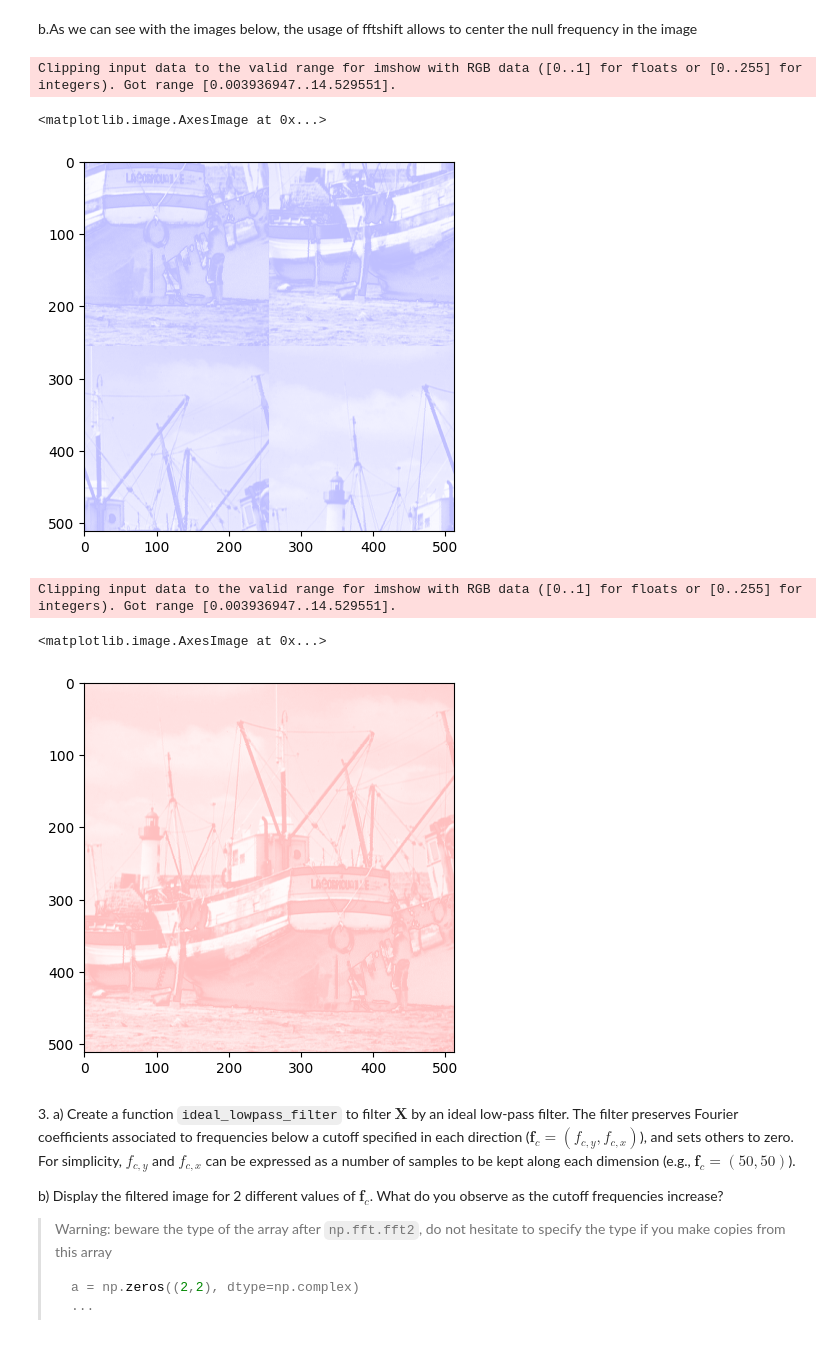
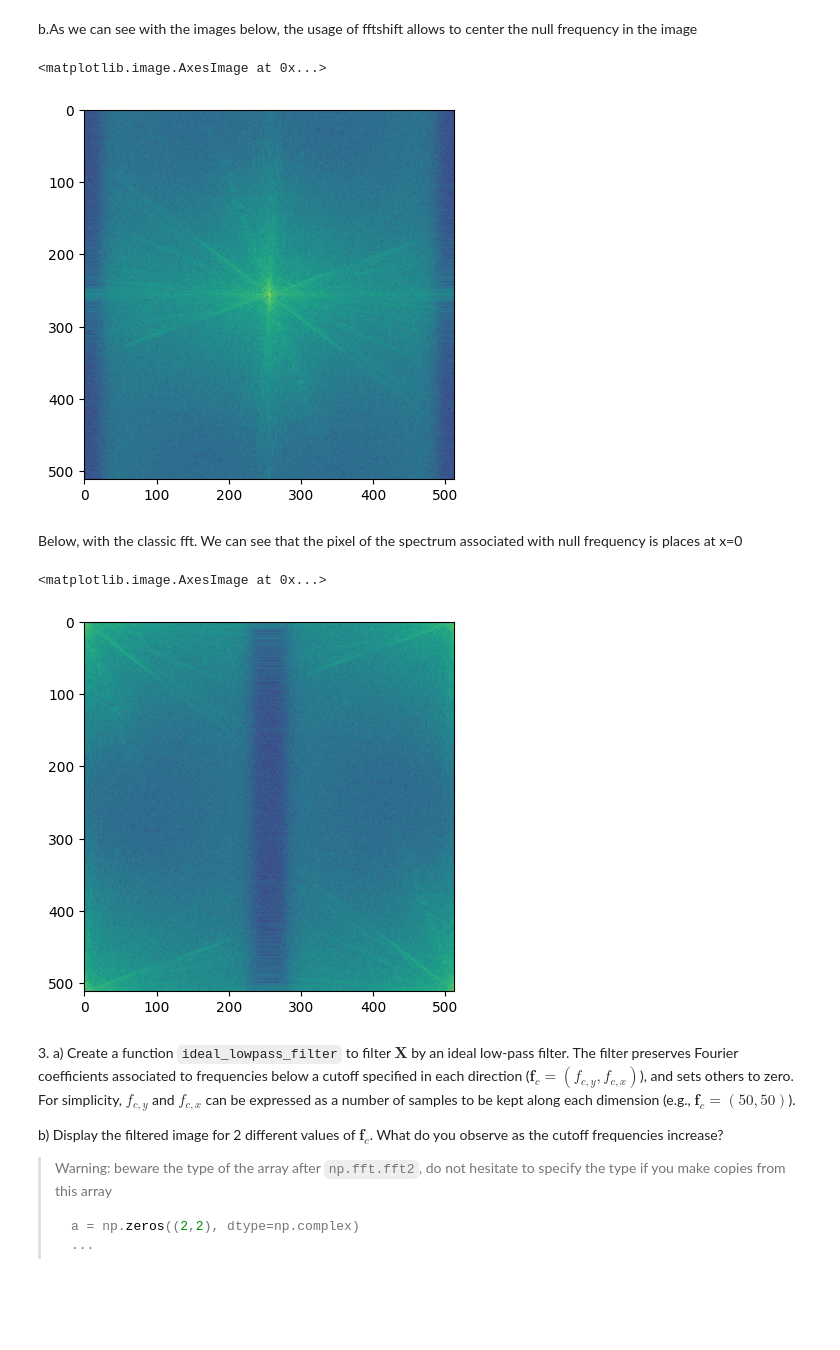
Before and after one commit to marcaIL/python_sdia, a Jupyter notebook: Labs/Lab3/lab3.ipynb, the cells around one changed output. Cells and saved outputs as stored; diff of their text form; code cells hidden in the pictures; blank space fills up the shorter version.

```diff
--- a/Labs/Lab3/lab3.ipynb
+++ b/Labs/Lab3/lab3.ipynb
@@ -217,6 +221,9 @@ In this exercise, we explore the use of the 2-dimensional Fourier transform to f
 # your code
 img_path="img/boat.png"
 img=plt.imread(img_path)
+
+#We extract only one channel, as the image is gray even with 4 channels
+img_gray=img[:,:,0]
 print(img.shape)
 plt.imshow(img)
 # %% [output]
@@ -233,8 +245,10 @@ b) Take a look at the documentation of `np.fft.fftshift`. Use it to ensure that
 **Answer:**
 # %%
 # your code
+#This function only works with 2D images
+#Multi channel will provide false result
 def module_F(X):
-    F=np.fft.fft(X)
+    F=np.fft.fft2(X)
     F_centered=np.fft.fftshift(F)
     return (np.abs(F_centered))**2
 # %% [markdown]
@@ -242,18 +256,18 @@ a. In the first representation (without fftshift), the pixel associated with the
 # %% [markdown]
 b.As we can see with the images below, the usage of fftshift allows to center the null frequency in the image
 # %%
-result =module_F(img)
-plt.imshow(result)
+result =module_F(img_gray)
+plt.imshow(np.log10(result))
 # %% [output]
-Clipping input data to the valid range for imshow with RGB data ([0..1] for floats or [0..255] for integers). Got range [0.003936947..14.529551].
+<matplotlib.image.AxesImage at 0x...>
-<matplotlib.image.AxesImage at 0x...>
-[figure, old version]
+[figure, new version]
+# %% [markdown]
+Below, with the classic fft. We can see that the pixel of the spectrum associated with null frequency is places at x=0
 # %%
-plt.imshow(np.abs(np.fft.fft(img))**2)
+plt.imshow(np.log10(np.abs(np.fft.fft2(img_gray))**2))
 # %% [output]
-Clipping input data to the valid range for imshow with RGB data ([0..1] for floats or [0..255] for integers). Got range [0.003936947..14.529551].
+<matplotlib.image.AxesImage at 0x...>
-<matplotlib.image.AxesImage at 0x...>
-[figure, old version]
+[figure, new version]
 # %% [markdown]
 3\.
     a) Create a function `ideal_lowpass_filter` to filter $\mathbf{X}$ by an ideal low-pass filter. The filter preserves Fourier coefficients associated to frequencies below a cutoff specified in each direction ($\mathbf{f}_c = (f_{c,y}, f_{c,x})$), and sets others to zero. For simplicity, $f_{c,y}$ and $f_{c,x}$ can be expressed as a number of samples to be kept along each dimension (e.g., $\mathbf{f}_c = (50,50)$).
```
Also changed, not shown: parts of 12 cells of this notebook, 2 other files.
